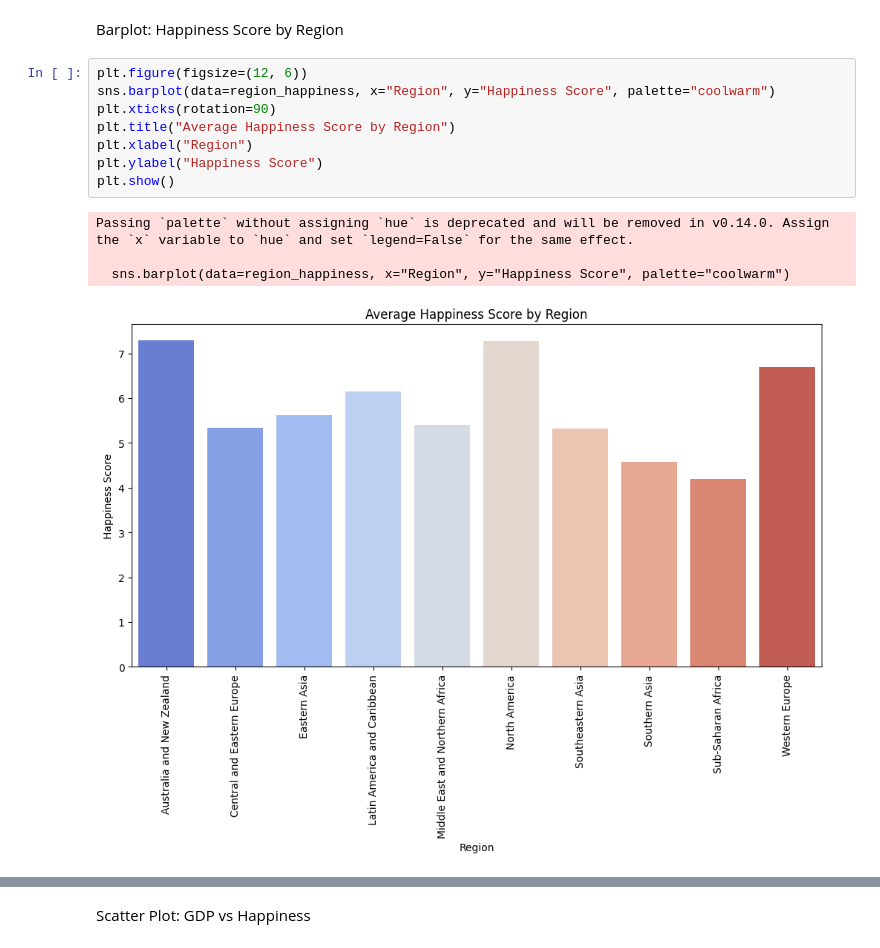
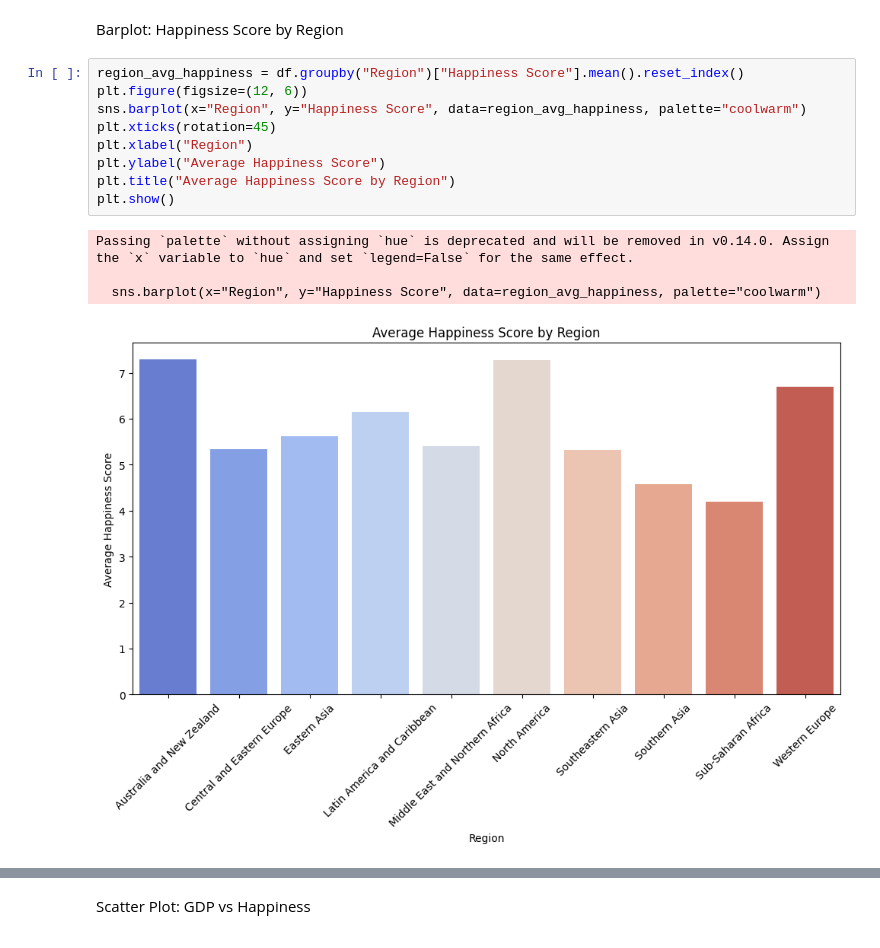
Before and after one commit to Mohammed-Abdul-Rafe-Sajid/Mohammed-Abdul-Rafe-Sajid, a Jupyter notebook: Rafe's_DAV_project.ipynb, the cells around one changed output, grey strips where cells are left out. Saved outputs shown, nothing was run; the diff lists cells and outputs as text.

```diff
--- a/Rafe's_DAV_project.ipynb
+++ b/Rafe's_DAV_project.ipynb
@@ -187,15 +414,16 @@ plt.show()
 # %% [markdown]
  Barplot: Happiness Score by Region
 # %%
+region_avg_happiness = df.groupby("Region")["Happiness Score"].mean().reset_index()
 plt.figure(figsize=(12, 6))
-sns.barplot(data=region_happiness, x="Region", y="Happiness Score", palette="coolwarm")
-plt.xticks(rotation=90)
+sns.barplot(x="Region", y="Happiness Score", data=region_avg_happiness, palette="coolwarm")
+plt.xticks(rotation=45)
+plt.xlabel("Region")
+plt.ylabel("Average Happiness Score")
 plt.title("Average Happiness Score by Region")
-plt.xlabel("Region")
-plt.ylabel("Happiness Score")
 plt.show()
 # %% [output]
 Passing `palette` without assigning `hue` is deprecated and will be removed in v0.14.0. Assign the `x` variable to `hue` and set `legend=False` for the same effect.
 
-  sns.barplot(data=region_happiness, x="Region", y="Happiness Score", palette="coolwarm")
+  sns.barplot(x="Region", y="Happiness Score", data=region_avg_happiness, palette="coolwarm")
-[figure, old version]
+[figure, new version]
```
Also changed, not shown: parts of 27 cells of this notebook.
